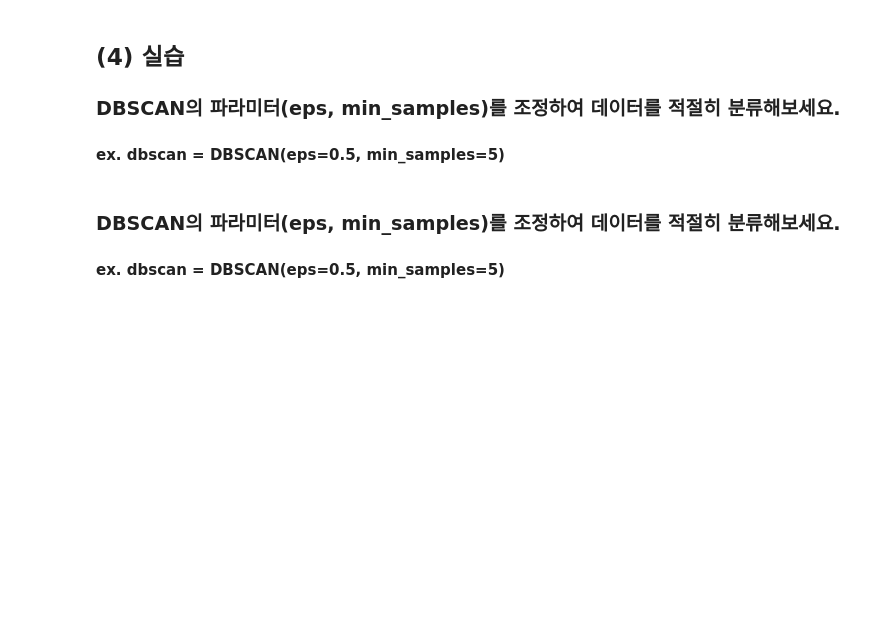
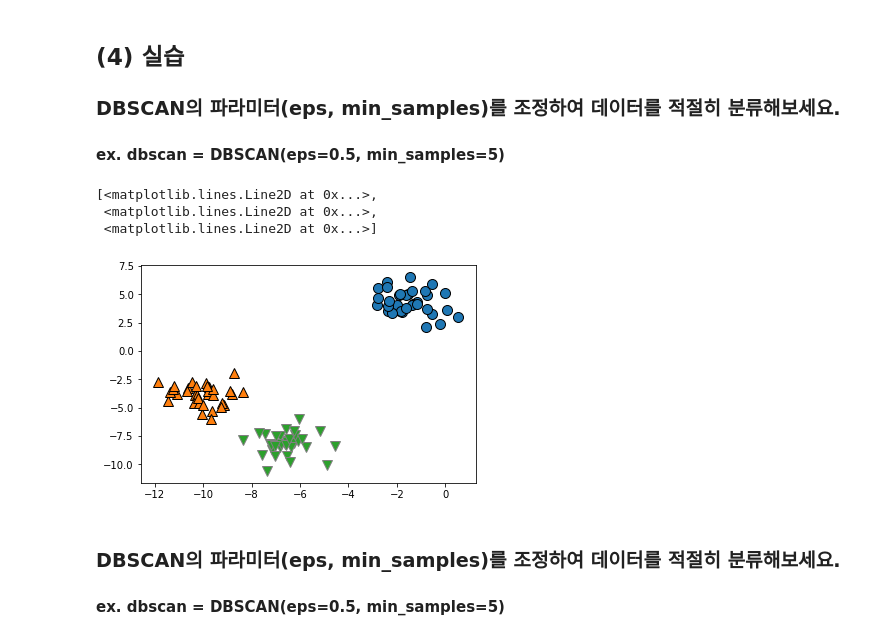
Before and after one commit to jin530/190428_unsupervised_tensorflow, a Jupyter notebook: Unsupervised_Learning_and_TensorFlow.ipynb, the cells around one changed output. Cells and saved outputs as stored; diff of their text form; code cells hidden in the pictures; blank space fills up the shorter version.

```diff
--- a/Unsupervised_Learning_and_TensorFlow.ipynb
+++ b/Unsupervised_Learning_and_TensorFlow.ipynb
@@ -435,17 +476,23 @@ discrete_scatter(X[:,0],X[:,1], dbscan.labels_)
 # %%
 X, y = make_blobs(random_state = 1)
 
 labels = np.zeros(len(X))
 #-----------------------------------------------------
 # 이 곳에 코드를 작성하세요.
 
 
+dbscan = DBSCAN(eps=2)
+dbscan.fit(X)
 
-
-
+labels = dbscan.labels_
 
 #-----------------------------------------------------
 discrete_scatter(X[:,0],X[:,1], labels)
+# %% [output]
+[<matplotlib.lines.Line2D at 0x...>,
+ <matplotlib.lines.Line2D at 0x...>,
+ <matplotlib.lines.Line2D at 0x...>]
+[figure, added]
 # %% [markdown]
 ### DBSCAN의 파라미터(eps, min_samples)를 조정하여 데이터를 적절히 분류해보세요.
 #### ex. dbscan = DBSCAN(eps=0.5, min_samples=5)
```
Also changed, not shown: parts of 34 cells of this notebook.
